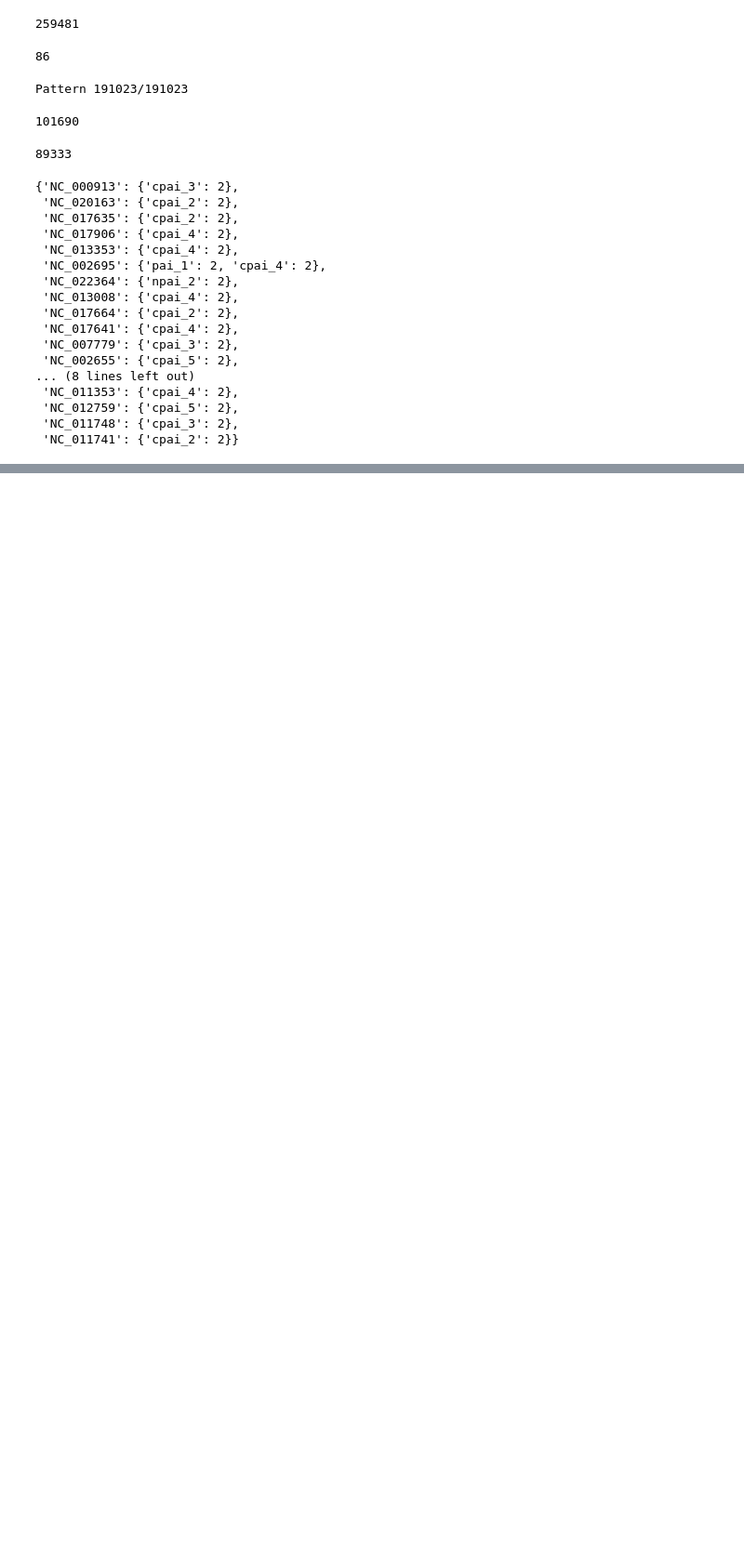
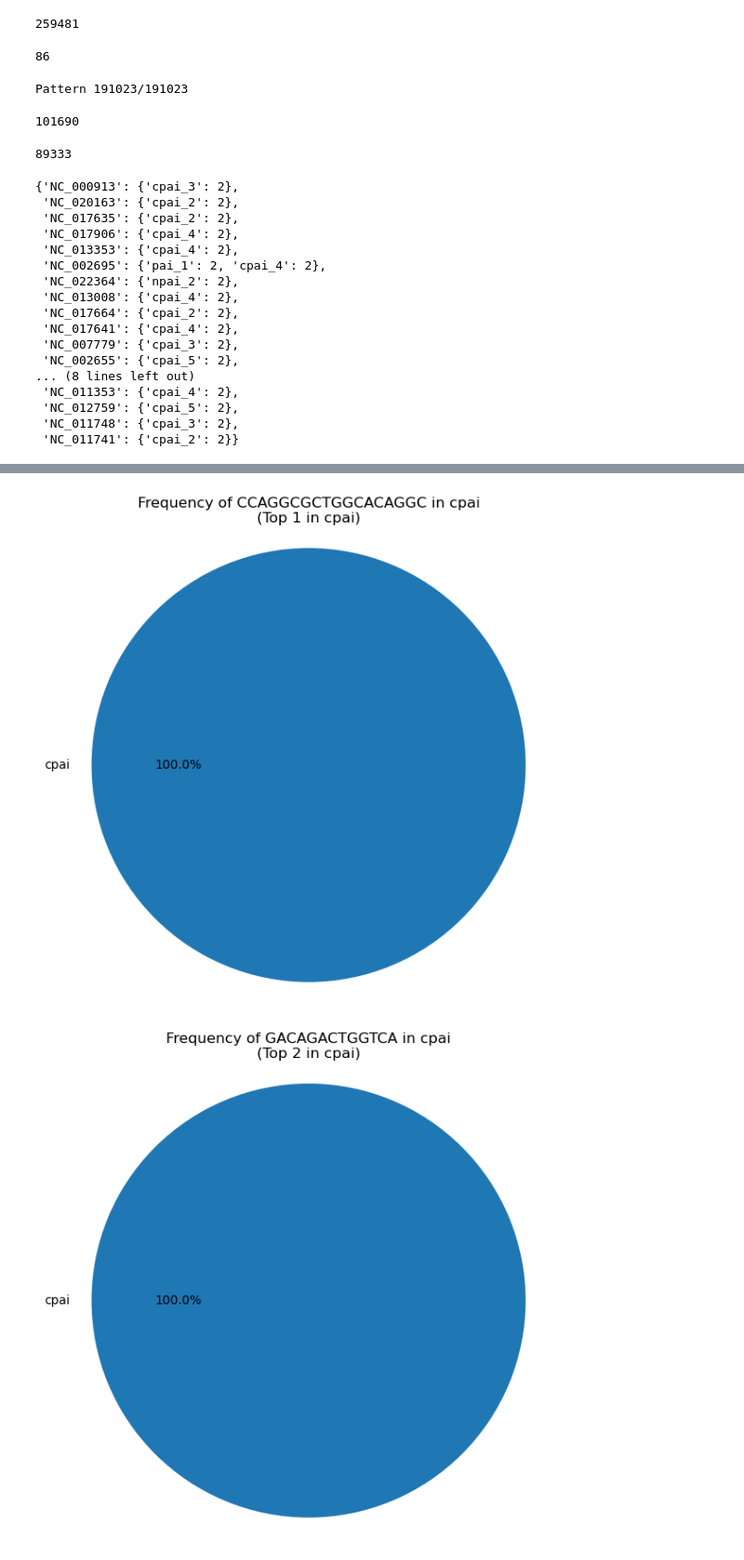
Before and after one commit to veljkoprodan/ip2_pai_patterns, a Jupyter notebook: e_coli.ipynb, the cells around one changed output, grey strips where cells are left out. Shown at 93% size. Saved outputs shown, nothing was run; the diff lists cells and outputs as text; code cells hidden in the pictures; blank space fills up the shorter version.

```diff
--- a/e_coli.ipynb
+++ b/e_coli.ipynb
@@ -1609,0 +1671,64 @@ for i, (pattern, _) in enumerate(top_3_patterns, start=1):
+# %%
+import json
+import matplotlib.pyplot as plt
+
+with open('json/recurring_patterns/filtered_recurring_patterns.json', 'r') as file:
+    all_recurring_patterns = json.load(file)
+
+def is_pattern_specific_to_class(pattern, class_name):
+    for genome_counts in all_recurring_patterns[pattern].values():
+        for island in genome_counts.keys():
+            if class_name not in island:
+                return False
+    return True
+
+def get_pattern_frequency(pattern, class_name):
+    frequency = sum(len(genome_counts) for genome_counts in all_recurring_patterns[pattern].values() if is_pattern_specific_to_class(pattern, class_name))
+    return frequency
+
+def get_top_patterns_per_class(class_name):
+    pattern_freq = [(pattern, get_pattern_frequency(pattern, class_name)) for pattern in all_recurring_patterns if is_pattern_specific_to_class(pattern, class_name)]
+
+    sorted_patterns = sorted(pattern_freq, key=lambda x: x[1], reverse=True)
+
+    top_3_patterns = []
+
+    for pattern, freq in sorted_patterns:
+        is_subpattern_or_superpattern = False
+        for top_pattern, _ in top_3_patterns:
+            if pattern in top_pattern or top_pattern[1:-1] in pattern:
+                is_subpattern_or_superpattern = True
+                break
+
+        if not is_subpattern_or_superpattern:
+            top_3_patterns.append((pattern, freq))
+
+        if len(top_3_patterns) == 3:
+            break
+
+    return top_3_patterns
+
+def autopct_format(pct):
+    return f'{pct:.1f}%' if pct > 0 else ''
+
+classes = ['cpai', 'npai', 'pai']
+
+for class_name in classes:
+    top_3_patterns = get_top_patterns_per_class(class_name)
+
+    for i, (pattern, freq) in enumerate(top_3_patterns, start=1):
+        labels = [class_name]
+        sizes = [freq]
+
+        if freq > 0:
+            plt.figure(figsize=(6, 6))
+            plt.pie(sizes, labels=labels, autopct=autopct_format)
+            plt.title(f'Frequency of {pattern} in {class_name}\n(Top {i} in {class_name})')
+            plt.axis('equal')
+            plt.tight_layout()
+            plt.show()
+        else:
+            print(f"No occurrences of {pattern} specific to {class_name}")
+# %% [output]
+[figure, added]
+[figure, added]
```
Also changed, not shown: parts of 8 cells of this notebook, 2 other files.
